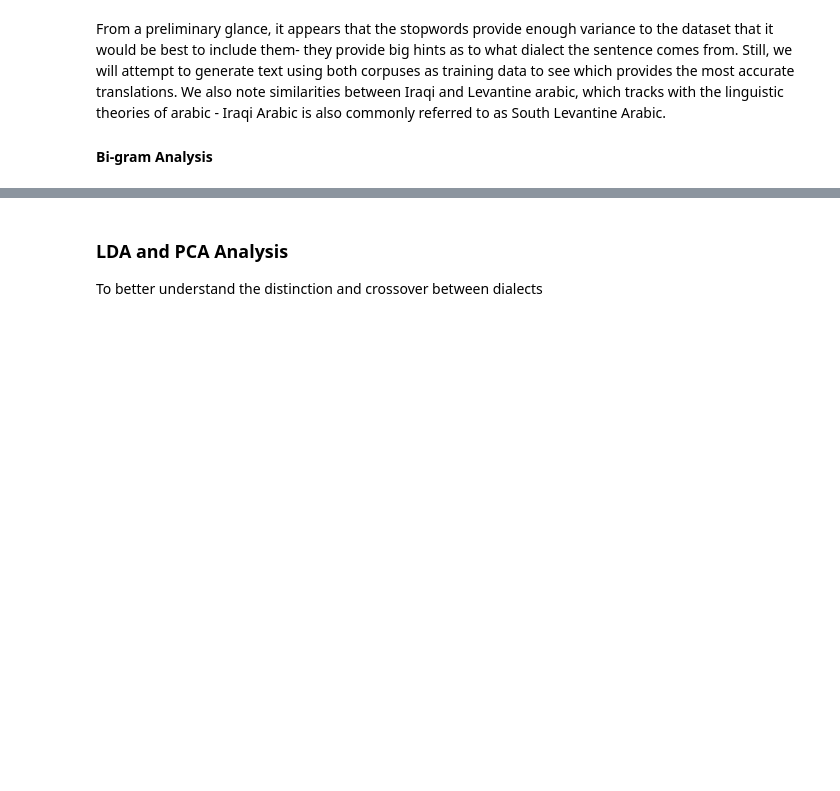
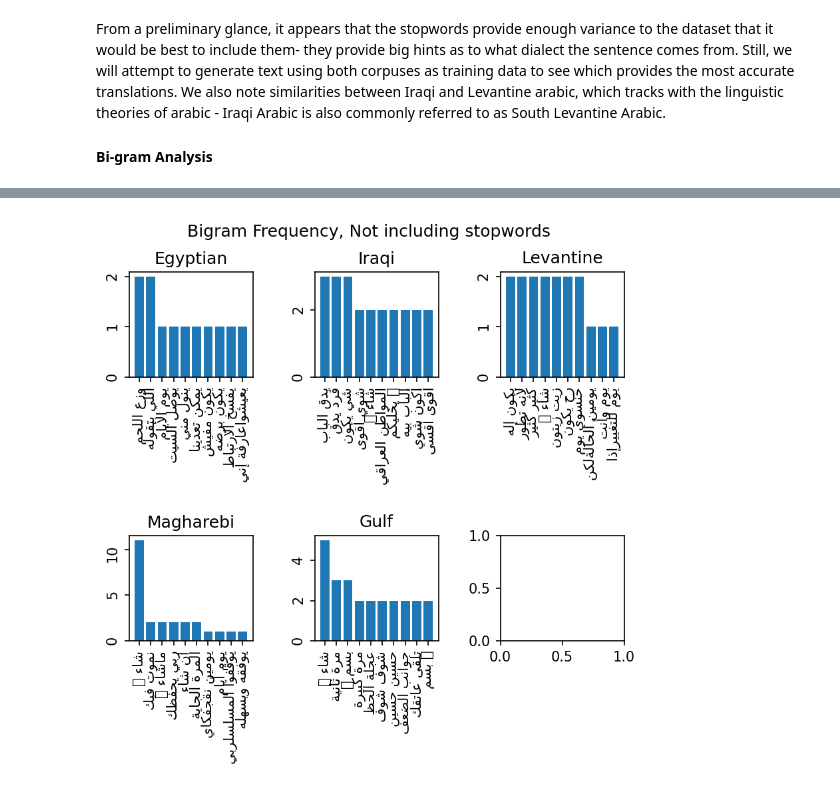
Before and after one commit to abinladin/osact-6, a Jupyter notebook: osact-6-task-2.ipynb, the cells around one changed output, grey strips where cells are left out. Drawn from its saved outputs; the diff is of its cells as text; code cells hidden in the pictures; blank space fills up the shorter version.

```diff
--- a/osact-6-task-2.ipynb
+++ b/osact-6-task-2.ipynb
@@ -243,4 +269,28 @@ plt.bar(ngram_freq["ngram"].apply(lambda x: get_display(arabic_reshaper.reshape(
-# %% [markdown]
-### LDA and PCA Analysis
-
-To better understand the distinction and crossover between dialects
+# %%
+fig, axes = plt.subplots(2, 3)
+fig.subplots_adjust(hspace=1.5, wspace=0.5)
+fig.set_dpi(150)
+
+fig.suptitle("Bigram Frequency, Not including stopwords")
+
+axes[0, 0].set_title("Egyptian")
+axes[0, 0].bar(ngrams["Egyptian"]["ngram"].apply(lambda x: get_display(arabic_reshaper.reshape(x))), ngrams["Egyptian"]["frequency"])
+axes[0, 0].tick_params(rotation=90)
+
+axes[0, 1].set_title("Iraqi")
+axes[0, 1].bar(ngrams["Iraqi"]["ngram"].apply(lambda x: get_display(arabic_reshaper.reshape(x))), ngrams["Iraqi"]["frequency"])
+axes[0, 1].tick_params(rotation=90)
+
+axes[0, 2].set_title("Levantine")
+axes[0, 2].bar(ngrams["Levantine"]["ngram"].apply(lambda x: get_display(arabic_reshaper.reshape(x))), ngrams["Levantine"]["frequency"])
+axes[0, 2].tick_params(rotation=90)
+
+axes[1, 0].set_title("Magharebi")
+axes[1, 0].bar(ngrams["Magharebi"]["ngram"].apply(lambda x: get_display(arabic_reshaper.reshape(x))), ngrams["Magharebi"]["frequency"])
+axes[1, 0].tick_params(rotation=90)
+
+axes[1, 1].set_title("Gulf")
+axes[1, 1].bar(ngrams["Gulf"]["ngram"].apply(lambda x: get_display(arabic_reshaper.reshape(x))), ngrams["Gulf"]["frequency"])
+axes[1, 1].tick_params(rotation=90)
+# %% [output]
+[figure, added]
```
Also changed, not shown: parts of 21 cells of this notebook.
